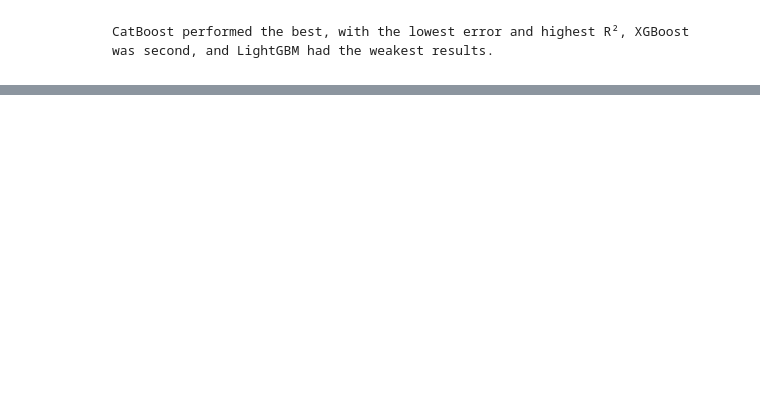
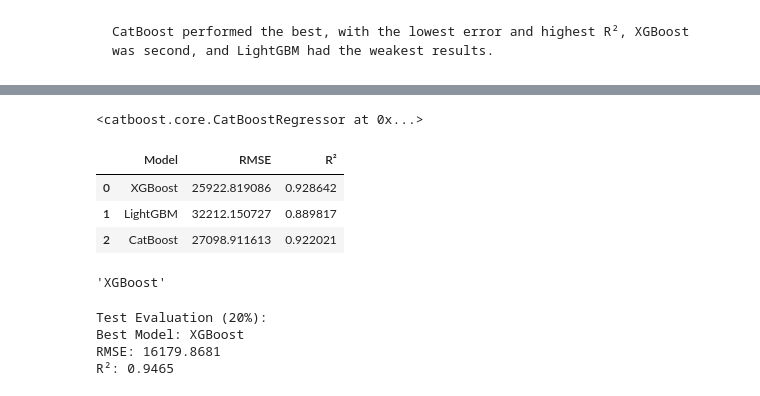
Before and after one commit to OctaMarina/house-price-prediction-integra, a Jupyter notebook: notebooks/models_full_dataset_frunza_roxana.ipynb, the cells around one changed output, grey strips where cells are left out. Drawn from its saved outputs; the diff is of its cells as text; code cells hidden in the pictures; blank space fills up the shorter version.

```diff
--- a/notebooks/models_full_dataset_frunza_roxana.ipynb
+++ b/notebooks/models_full_dataset_frunza_roxana.ipynb
@@ -844,18 +930,36 @@ NameError: name 'best_xgb' is not defined
 # %%
-best_lgbm.fit(X_train, y_train)
-pred_valid_lgbm = best_lgbm.predict(X_valid)
-rmse_lgbm = np.sqrt(mean_squared_error(y_valid, pred_valid_lgbm))
-r2_lgbm = r2_score(y_valid, pred_valid_lgbm)
+pred_lgbm_val = lgbm.predict(X_valid)
+rmse_lgbm = np.sqrt(mean_squared_error(y_valid, pred_lgbm_val))
+r2_lgbm = r2_score(y_valid, pred_lgbm_val)
+# %%
+X_train_cb = X_train.copy()
+X_valid_cb = X_valid.copy()
+
+for col in categorical_columns:
+    X_train_cb[col] = X_train_cb[col].astype(str).fillna("NA")
+    X_valid_cb[col] = X_valid_cb[col].astype(str).fillna("NA")
+
+cat_features = [X_train_cb.columns.get_loc(col) for col in categorical_columns]
+
+cat = CatBoostRegressor(
+    iterations=500,
+    learning_rate=0.05,
+    depth=6,
+    loss_function='RMSE',
+    verbose=False,
+    random_state=42
+)
+
+cat.fit(X_train_cb, y_train, cat_features=cat_features)
+# %% [output]
+<catboost.core.CatBoostRegressor at 0x...>
 # %%
-best_cat.fit(X_train, y_train)
-pred_valid_cat = best_cat.predict(X_valid)
-rmse_cat = np.sqrt(mean_squared_error(y_valid, pred_valid_cat))
-r2_cat = r2_score(y_valid, pred_valid_cat)
+pred_cat_val = cat.predict(X_valid_cb)
+rmse_cat = np.sqrt(mean_squared_error(y_valid, pred_cat_val))
+r2_cat = r2_score(y_valid, pred_cat_val)
 # %%
-results_table = pd.DataFrame({
-    "Model": ["XGBoost", "LGBM", "CatBoost"],
+results_val = pd.DataFrame({
+    "Model": ["XGBoost", "LightGBM", "CatBoost"],
     "RMSE": [rmse_xgb, rmse_lgbm, rmse_cat],
     "R²": [r2_xgb, r2_lgbm, r2_cat]
 })
-
-print(results_table)
@@ -877,0 +966,12 @@ else:
+# %%
+results_val
+# %% [output]
+|  | Model | RMSE | R² |
+| 0 | XGBoost | 25922.819086 | 0.928642 |
+| 1 | LightGBM | 32212.150727 | 0.889817 |
+| 2 | CatBoost | 27098.911613 | 0.922021 |
+# %%
+best_model_name = results_val.loc[results_val["RMSE"].idxmin(), "Model"]
+best_model_name
+# %% [output]
+'XGBoost'
@@ -878,9 +987,13 @@ else:
 # %%
-pred_test = winner.predict(X_test)
+rmse_final = np.sqrt(mean_squared_error(y_test_final, pred_final))
+r2_final = r2_score(y_test_final, pred_final)
 
-rmse_test = np.sqrt(mean_squared_error(y_test, pred_test))
-r2_test = r2_score(y_test, pred_test)
-
-print("Winning model:", best_model_name)
-print(f"RMSE Test: {rmse_test:.4f}")
-print(f"R² Test:   {r2_test:.4f}")
+print("\nTest Evaluation (20%):")
+print(f"Best Model: {best_model_name}")
+print(f"RMSE: {rmse_final:.4f}")
+print(f"R²: {r2_final:.4f}")
+# %% [output]
+Test Evaluation (20%):
+Best Model: XGBoost
+RMSE: 16179.8681
+R²: 0.9465
```
Also changed, not shown: parts of 12 cells of this notebook.
